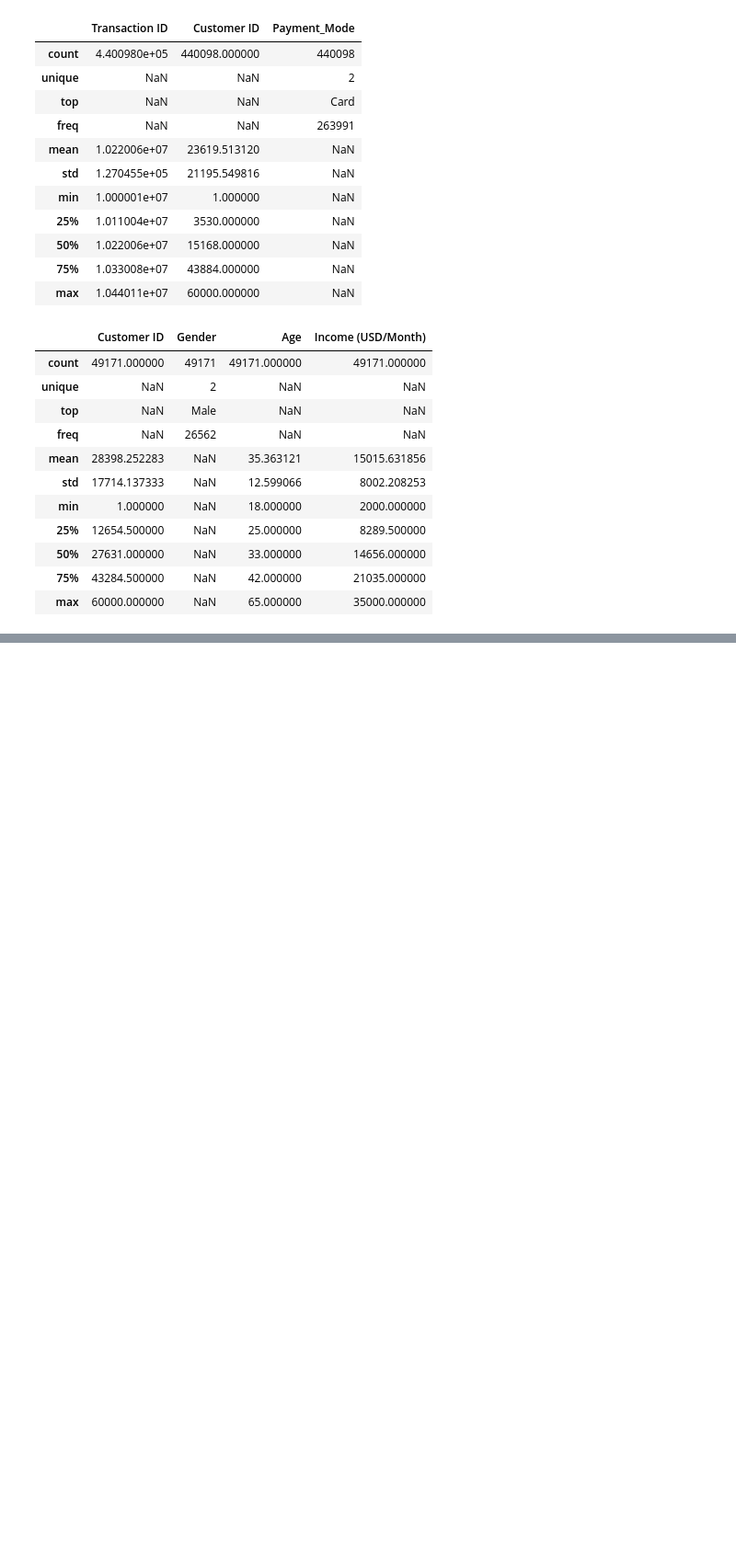
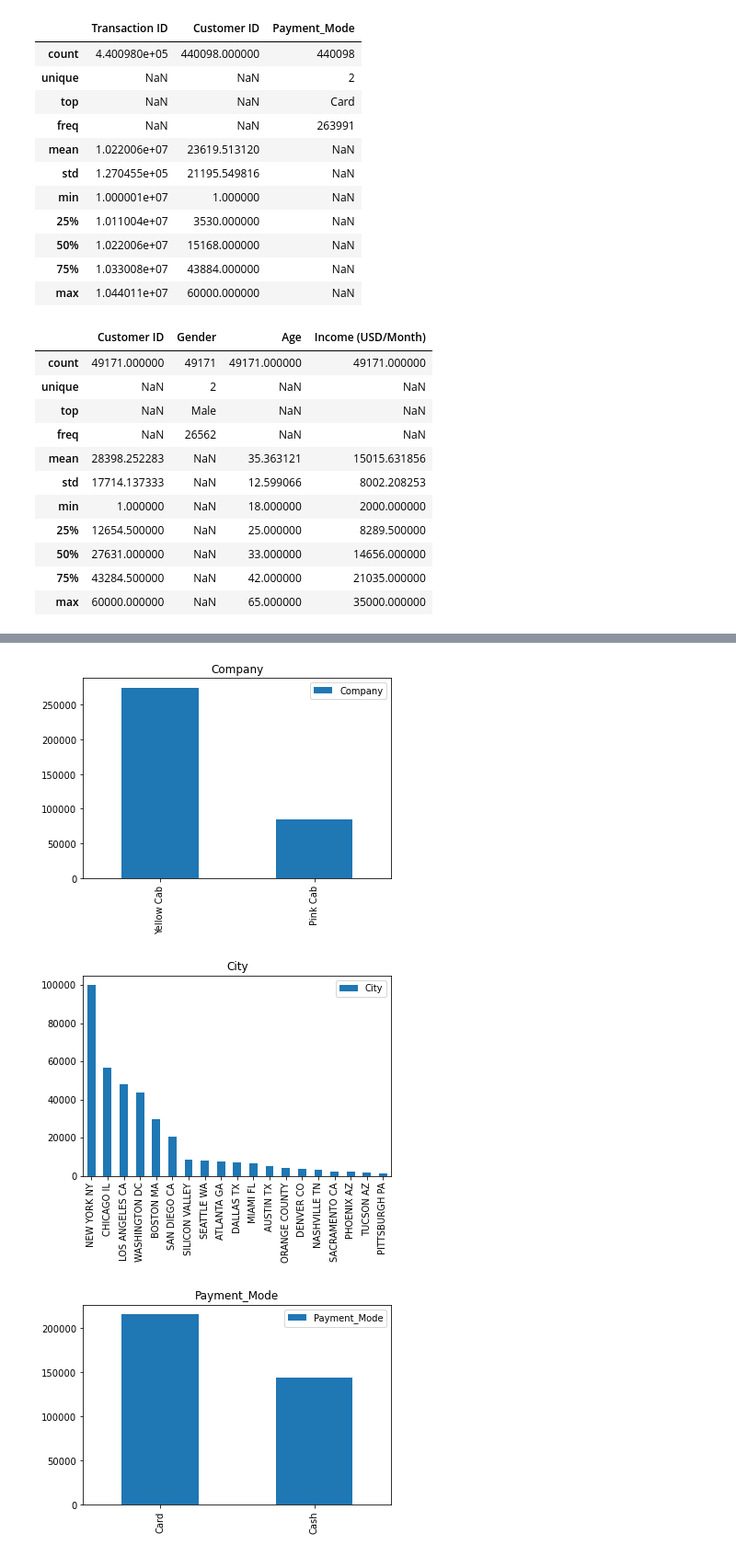
Before and after one commit to MohsenBah/G2M_Insight_Cab_Investment, a Jupyter notebook: G2M_insights.ipynb, the cells around one changed output, grey strips where cells are left out. Shown: that part at 92% size. Drawn from its saved outputs; the diff is of its cells as text; code cells hidden in the pictures; blank space fills up the shorter version.

```diff
--- a/G2M_insights.ipynb
+++ b/G2M_insights.ipynb
@@ -319,3 +320,7 @@ customer_ID.describe(include ='all')
 | 50% | 27631.000000 | NaN | 33.000000 | 14656.000000 |
 | 75% | 43284.500000 | NaN | 42.000000 | 21035.000000 |
 | max | 60000.000000 | NaN | 65.000000 | 35000.000000 |
+# %%
+cat_var=["Company","City","Payment_Mode","Gender"]
+for i in cat_var:
+    print(' The Unique Value of \'{0}\' is:   {1}\n'.format(i,cab_data[i].unique()))
@@ -321,0 +338,7 @@ customer_ID.describe(include ='all')
+# %%
+for i in  cat_var:
+    pd.DataFrame(cab_data[i].value_counts()).plot(kind='bar', title=i)
+# %% [output]
+[figure, added]
+[figure, added]
+[figure, added]
```
Also changed, not shown: parts of 6 cells of this notebook.
